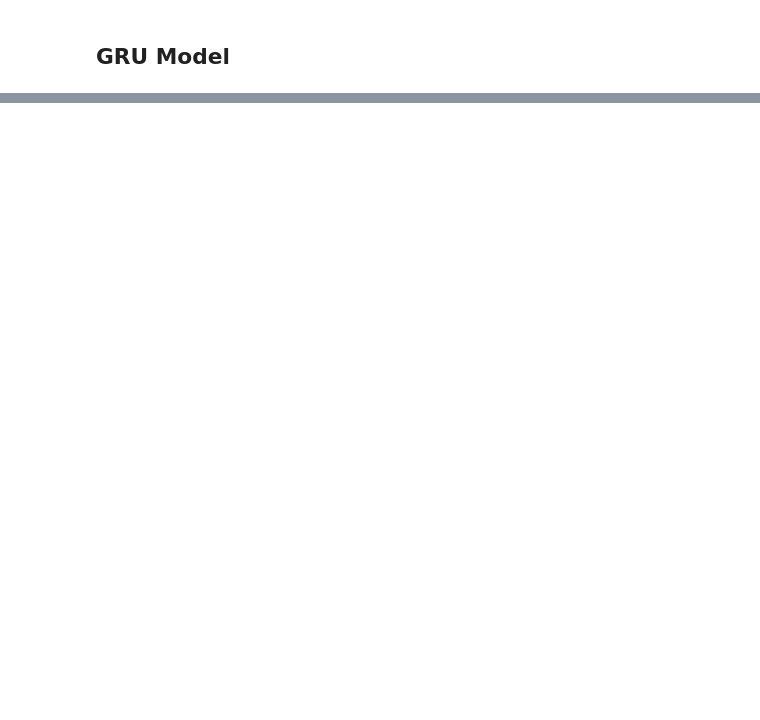
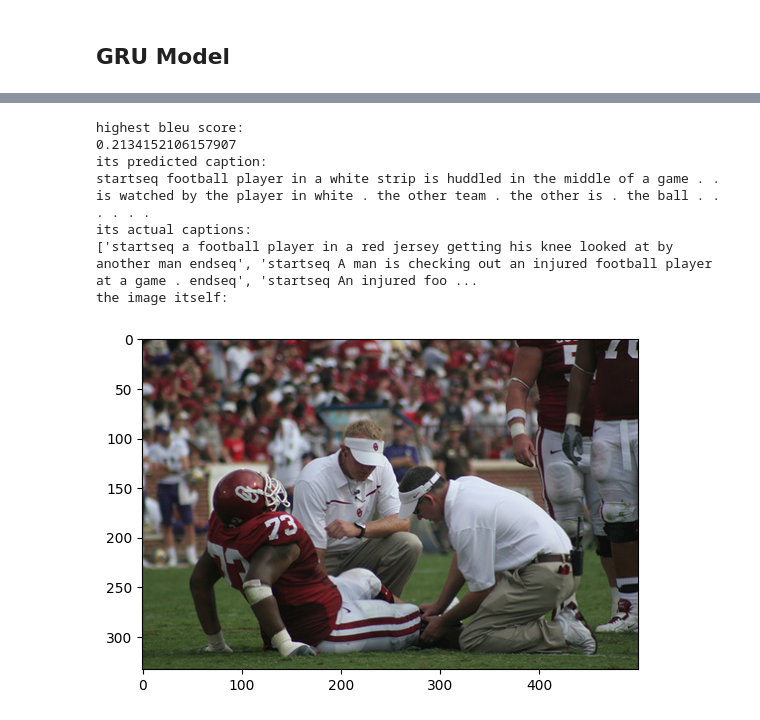
Before and after one commit to mohamednegm0/nlp-image-captioning-project, a Jupyter notebook: nlp_image_captioning_project_phase_2.ipynb, the cells around one changed output, grey strips where cells are left out. Saved outputs shown, nothing was run; the diff lists cells and outputs as text; code cells hidden in the pictures; blank space fills up the shorter version.

```diff
--- a/nlp_image_captioning_project_phase_2.ipynb
+++ b/nlp_image_captioning_project_phase_2.ipynb
@@ -1105,0 +1318,26 @@ the image itself:
+# %%
+# checking out predicted/actual caption ***of the highest bleu score*** along with the image used:
+
+print('highest bleu score:')
+gru_max_bleu_score = max(gru_bleu_scores)
+print(gru_max_bleu_score)
+
+argmax_bleu_score = gru_bleu_scores.index(gru_max_bleu_score)
+print('its predicted caption:')
+print(gru_predicted_captions[argmax_bleu_score])
+print('its actual captions:')
+img_id = os.path.splitext(os.path.basename(testImgsPaths[argmax_bleu_score]))[0]
+print(testImgToCaptions[img_id])
+print('the image itself:')
+x = plt.imread(testImgsPaths[argmax_bleu_score])
+plt.imshow(x)
+plt.show()
+# %% [output]
+highest bleu score:
+0.2134152106157907
+its predicted caption:
+startseq football player in a white strip is huddled in the middle of a game . . is watched by the player in white . the other team . the other is . the ball . . . . . .
+its actual captions:
+['startseq a football player in a red jersey getting his knee looked at by another man endseq', 'startseq A man is checking out an injured football player at a game . endseq', 'startseq An injured foo ...
+the image itself:
+[figure, added]
```
Also changed, not shown: parts of 25 cells of this notebook, 25 other files.
